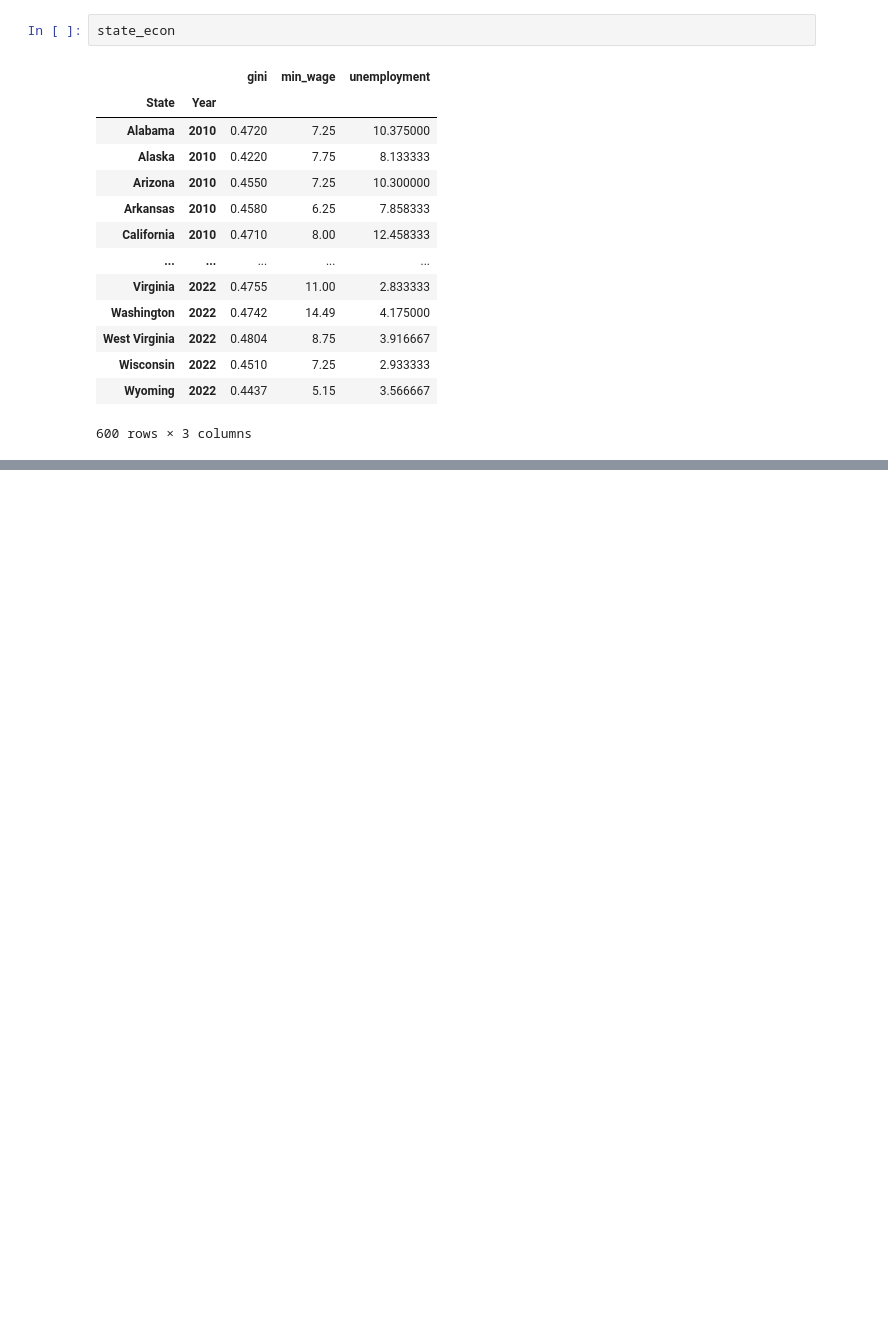
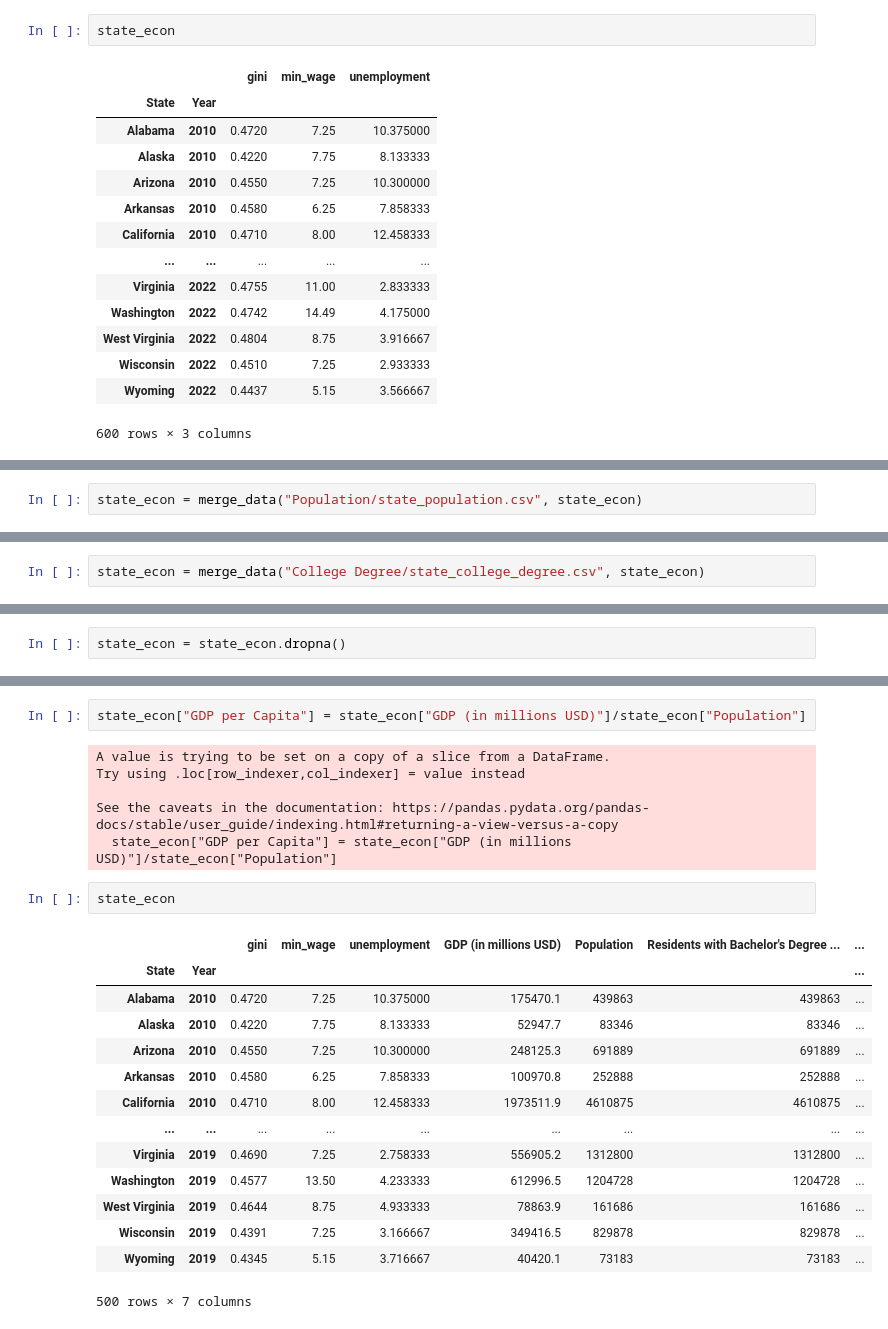
Before and after one commit to harshil0217/CMSE_Min_Wage_Project, a Jupyter notebook: Data/state_compiled.ipynb, the cells around one changed output, grey strips where cells are left out. Cells and saved outputs as stored; diff of their text form; blank space fills up the shorter version.

Commit message:
continuted data compilation

```diff
--- a/Data/state_compiled.ipynb
+++ b/Data/state_compiled.ipynb
@@ -165,0 +201,2 @@ state_econ
+# %%
+state_econ = merge_data("Population/state_population.csv", state_econ)
@@ -165,0 +220,2 @@ state_econ
+# %%
+state_econ = merge_data("College Degree/state_college_degree.csv", state_econ)
@@ -165,0 +239,2 @@ state_econ
+# %%
+state_econ = state_econ.dropna()
@@ -165,0 +258,25 @@ state_econ
+# %%
+state_econ["GDP per Capita"] = state_econ["GDP (in millions USD)"]/state_econ["Population"]
+# %% [output]
+A value is trying to be set on a copy of a slice from a DataFrame.
+Try using .loc[row_indexer,col_indexer] = value instead
+
+See the caveats in the documentation: https://pandas.pydata.org/pandas-docs/stable/user_guide/indexing.html#returning-a-view-versus-a-copy
+  state_econ["GDP per Capita"] = state_econ["GDP (in millions USD)"]/state_econ["Population"]
+# %%
+state_econ
+# %% [output]
+|  |  | gini | min_wage | unemployment | GDP (in millions USD) | Population | Residents with Bachelor's Degree ... | ... |
+| State | Year |  |  |  |  |  |  | ... |
+| Alabama | 2010 | 0.4720 | 7.25 | 10.375000 | 175470.1 | 439863 | 439863 | ... |
+| Alaska | 2010 | 0.4220 | 7.75 | 8.133333 | 52947.7 | 83346 | 83346 | ... |
+| Arizona | 2010 | 0.4550 | 7.25 | 10.300000 | 248125.3 | 691889 | 691889 | ... |
+| Arkansas | 2010 | 0.4580 | 6.25 | 7.858333 | 100970.8 | 252888 | 252888 | ... |
+| California | 2010 | 0.4710 | 8.00 | 12.458333 | 1973511.9 | 4610875 | 4610875 | ... |
+| ... | ... | ... | ... | ... | ... | ... | ... | ... |
+| Virginia | 2019 | 0.4690 | 7.25 | 2.758333 | 556905.2 | 1312800 | 1312800 | ... |
+| Washington | 2019 | 0.4577 | 13.50 | 4.233333 | 612996.5 | 1204728 | 1204728 | ... |
+| West Virginia | 2019 | 0.4644 | 8.75 | 4.933333 | 78863.9 | 161686 | 161686 | ... |
+| Wisconsin | 2019 | 0.4391 | 7.25 | 3.166667 | 349416.5 | 829878 | 829878 | ... |
+| Wyoming | 2019 | 0.4345 | 5.15 | 3.716667 | 40420.1 | 73183 | 73183 | ... |
+500 rows × 7 columns
```
Also changed, not shown: parts of 14 cells of this notebook, 9 other files.
